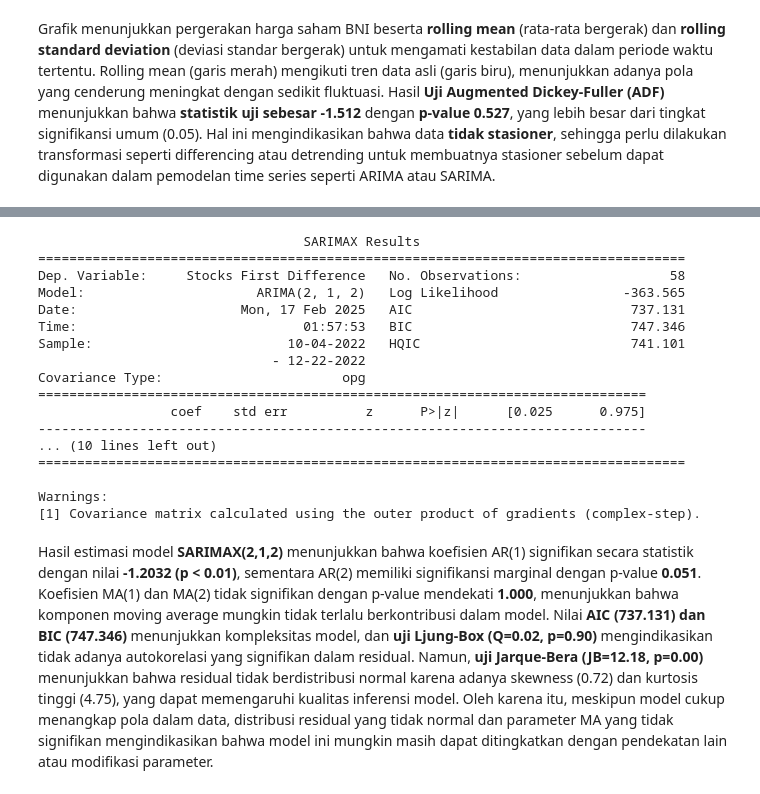
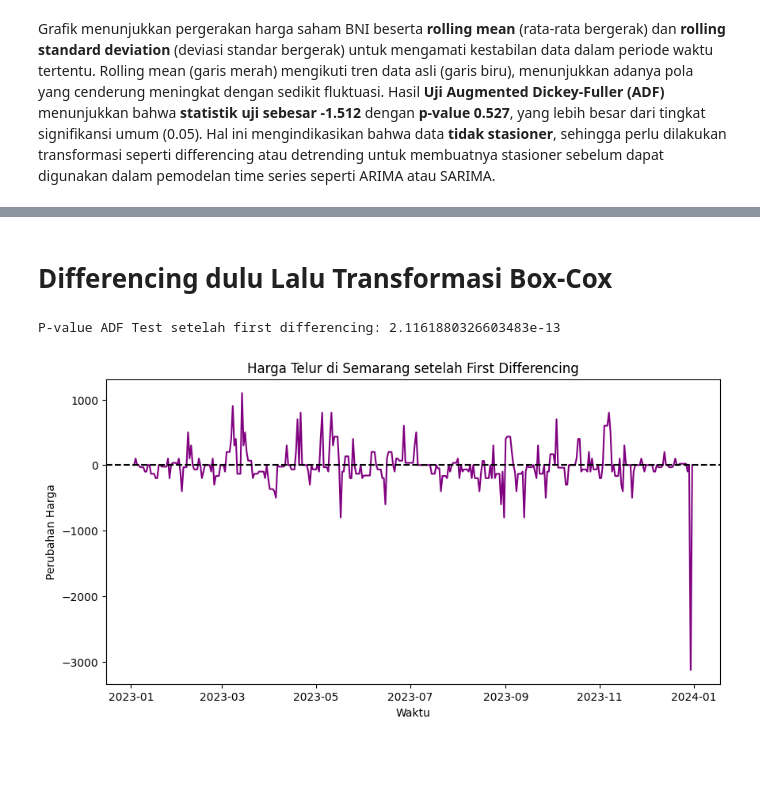
Before and after one commit to Andiilla/Analisis-Time-Series-Public, a Jupyter notebook: KULIAH/Pert6_Tugas2_Kelompok_Model Terbaik/Pemilihan Model Terbaik.ipynb, the cells around one changed output, grey strips where cells are left out. Saved outputs shown, nothing was run; the diff lists cells and outputs as text; code cells hidden in the pictures; blank space fills up the shorter version.

```diff
--- a/KULIAH/Pert6_Tugas2_Kelompok_Model Terbaik/Pemilihan Model Terbaik.ipynb
+++ b/KULIAH/Pert6_Tugas2_Kelompok_Model Terbaik/Pemilihan Model Terbaik.ipynb
@@ -356,2 +387,0 @@ Plot ACF dari data **Close** menunjukkan bahwa nilai autokorelasi masih cukup ti
-# %%
-df['Stocks First Difference']=df['semarang']-df['semarang'].shift(1)
@@ -600,27 +388,21 @@ print(lb_test)
-# %%
-# Membuat model ARIMA(2, 1, 1)
-model = ARIMA(df['Stocks First Difference'].dropna(), order=(2, 1, 2))
-model_fit = model.fit()
-
-# Menampilkan ringkasan model
-print(model_fit.summary())
-# %% [output]
-                                  SARIMAX Results
-===================================================================================
-Dep. Variable:     Stocks First Difference   No. Observations:                   58
-Model:                      ARIMA(2, 1, 2)   Log Likelihood                -363.565
-Date:                     Mon, 17 Feb 2025   AIC                            737.131
-Time:                             01:57:53   BIC                            747.346
-Sample:                         10-04-2022   HQIC                           741.101
-                              - 12-22-2022
-Covariance Type:                       opg
-==============================================================================
-                 coef    std err          z      P>|z|      [0.025      0.975]
-------------------------------------------------------------------------------
-... (10 lines left out)
-===================================================================================
-
-Warnings:
-[1] Covariance matrix calculated using the outer product of gradients (complex-step).
-# %% [markdown]
-Hasil estimasi model **SARIMAX(2,1,2)** menunjukkan bahwa koefisien AR(1) signifikan secara statistik dengan nilai **-1.2032 (p < 0.01)**, sementara AR(2) memiliki signifikansi marginal dengan p-value **0.051**. Koefisien MA(1) dan MA(2) tidak signifikan dengan p-value mendekati **1.000**, menunjukkan bahwa komponen moving average mungkin tidak terlalu berkontribusi dalam model. Nilai **AIC (737.131) dan BIC (747.346)** menunjukkan kompleksitas model, dan **uji Ljung-Box (Q=0.02, p=0.90)** mengindikasikan tidak adanya autokorelasi yang signifikan dalam residual. Namun, **uji Jarque-Bera (JB=12.18, p=0.00)** menunjukkan bahwa residual tidak berdistribusi normal karena adanya skewness (0.72) dan kurtosis tinggi (4.75), yang dapat memengaruhi kualitas inferensi model. Oleh karena itu, meskipun model cukup menangkap pola dalam data, distribusi residual yang tidak normal dan parameter MA yang tidak signifikan mengindikasikan bahwa model ini mungkin masih dapat ditingkatkan dengan pendekatan lain atau modifikasi parameter.
+# %% [markdown]
+# Differencing dulu Lalu Transformasi Box-Cox
+# %%
+# Tahap Differencing
+df['semarang_diff'] = df['semarang'].diff().dropna()
+adf_test_diff = adfuller(df['semarang_diff'].dropna())
+print(f'P-value ADF Test setelah first differencing: {adf_test_diff[1]}')
+# %% [output]
+P-value ADF Test setelah first differencing: 2.1161880326603483e-13
+# %%
+import matplotlib.pyplot as plt
+
+plt.figure(figsize=(10,5))
+plt.plot(df['semarang_diff'], color='purple')
+plt.title('Harga Telur di Semarang setelah First Differencing')
+plt.xlabel('Waktu')
+plt.ylabel('Perubahan Harga')
+plt.axhline(y=0, color='black', linestyle='--')  # Garis nol
+plt.show()
+# %% [output]
+[figure, added]
```
Also changed, not shown: parts of 100 cells of this notebook.
